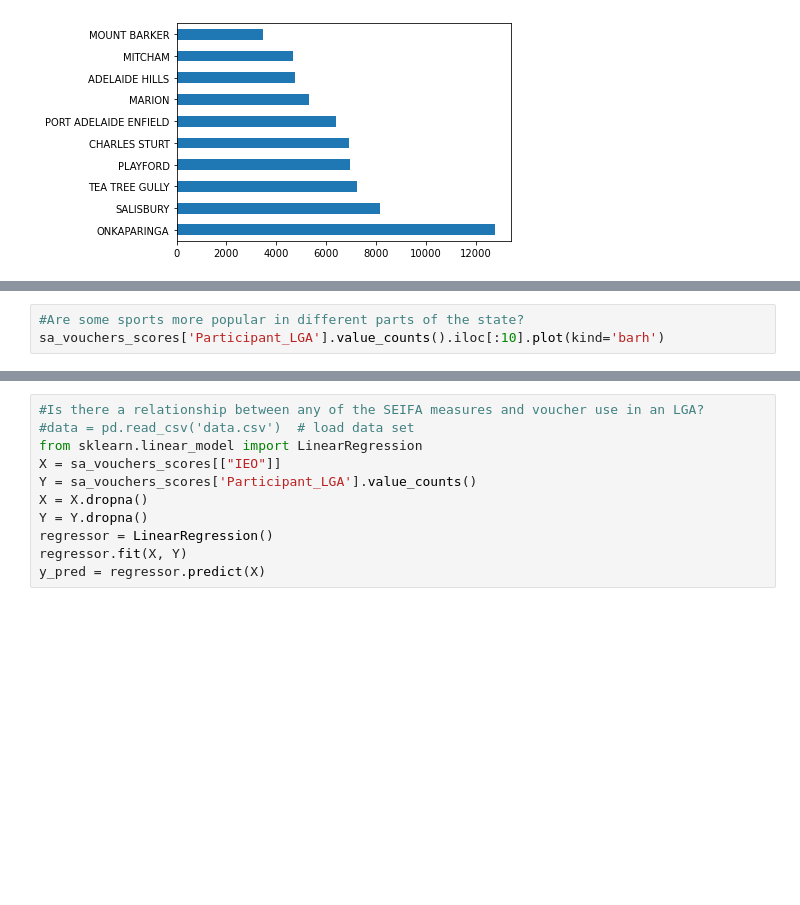
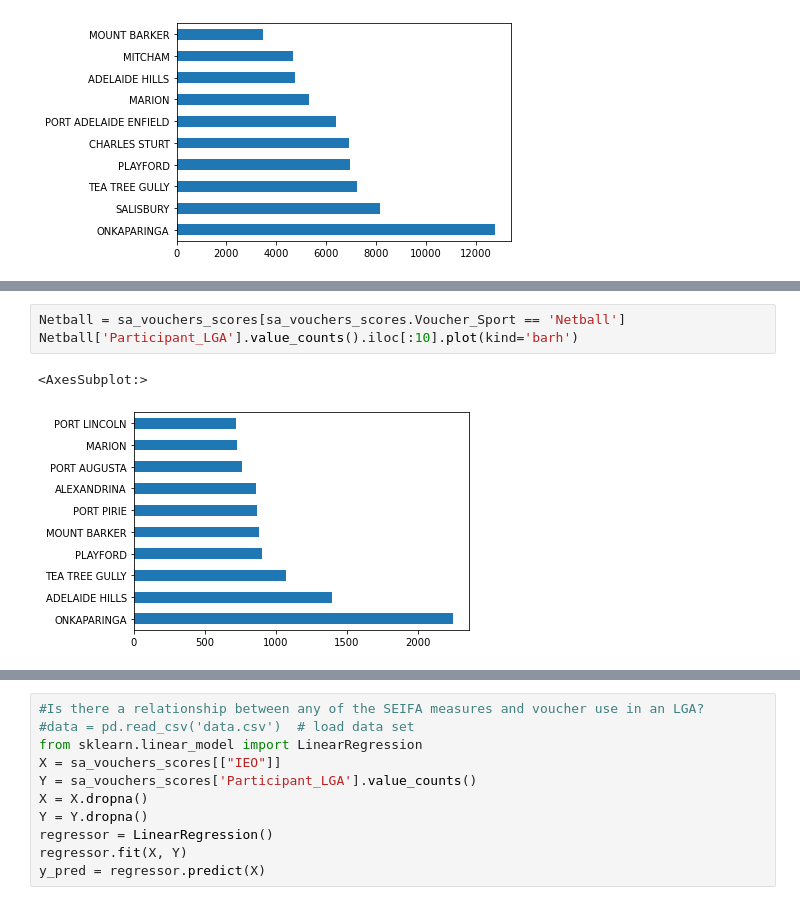
Before and after one commit to Michael-Kneale/Data-Analysis-Portfolio, a Jupyter notebook: Portfolio 2.ipynb, the cells around one changed output, grey strips where cells are left out. Cells and saved outputs as stored; diff of their text form; blank space fills up the shorter version.

```diff
--- a/Portfolio 2.ipynb
+++ b/Portfolio 2.ipynb
@@ -113,3 +155,6 @@ sa_vouchers_scores['Participant_LGA'].value_counts().iloc[:10].plot(kind='barh')
 # %%
-#Are some sports more popular in different parts of the state?
-sa_vouchers_scores['Participant_LGA'].value_counts().iloc[:10].plot(kind='barh')
+Netball = sa_vouchers_scores[sa_vouchers_scores.Voucher_Sport == 'Netball']
+Netball['Participant_LGA'].value_counts().iloc[:10].plot(kind='barh')
+# %% [output]
+<AxesSubplot:>
+[figure, added]
```
Also changed, not shown: parts of 7 cells of this notebook, 1 other file.
